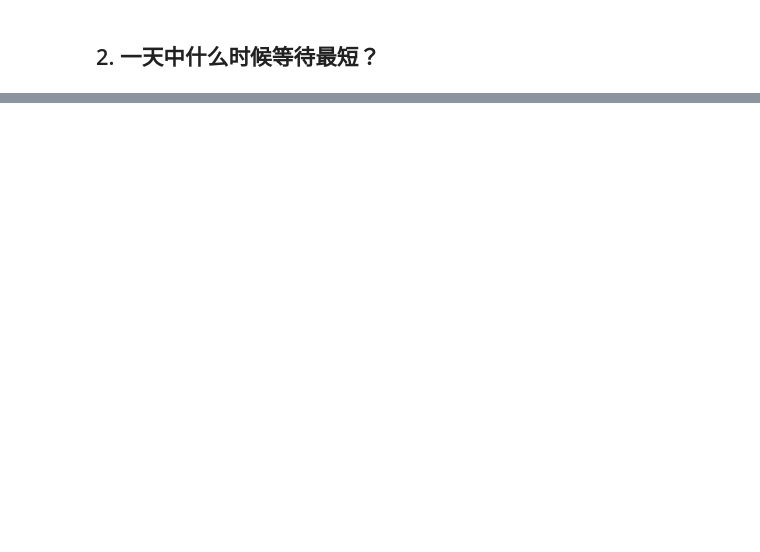
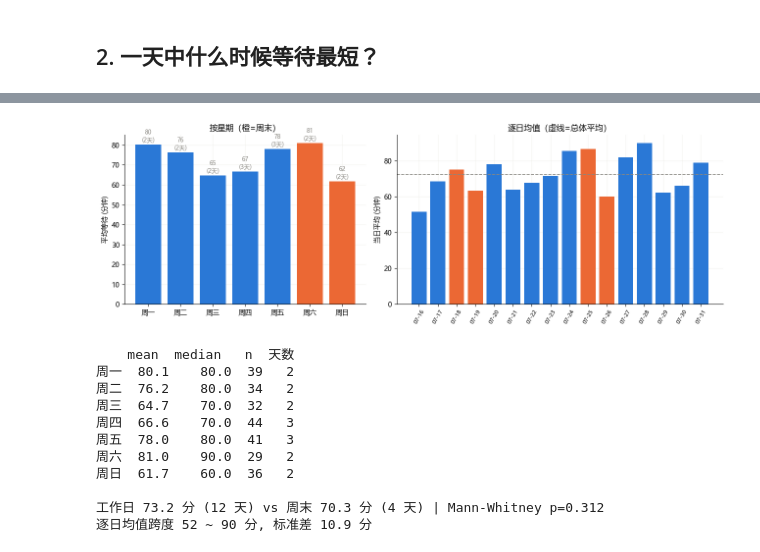
Before and after one commit to huiminli1998/uss-wait-times, a Jupyter notebook: analysis/analysis.ipynb, the cells around one changed output, grey strips where cells are left out. Saved outputs shown, nothing was run; the diff lists cells and outputs as text; code cells hidden in the pictures; blank space fills up the shorter version.

```diff
--- a/analysis/analysis.ipynb
+++ b/analysis/analysis.ipynb
@@ -116,10 +137,0 @@ print(hourly.round(1).to_string(index=False))
-# %%
-dow = A.by_dow(df)
-fig, ax = plt.subplots(figsize=(9, 4.5))
-colors = ['#e74c3c' if n in ('周六','周日') else '#3498db' for n in dow['星期']]
-ax.bar(dow['星期'], dow['mean'], color=colors)
-for i,(m,n) in enumerate(zip(dow['mean'], dow['count'])): ax.text(i, m+1, f'{m:.0f}\n(n={n})', ha='center', fontsize=9)
-ax.set_ylabel('平均等待 (分钟)'); ax.set_title('各星期平均等待（红=周末，仅供参考）'); ax.grid(alpha=0.3, axis='y')
-plt.tight_layout(); plt.show()
-print(dow[['星期','mean','count']].round(1).to_string(index=False))
-print(f"\n工作日 {df[~df['is_weekend']]['wait_time'].mean():.1f} 分 vs 周末 {df[df['is_weekend']]['wait_time'].mean():.1f} 分")
@@ -203,0 +231,41 @@ print(f"雨天 {r['rain_mean']} vs 非雨 {r['dry_mean']} 分")
+# %%
+NAMES = ['周一','周二','周三','周四','周五','周六','周日']
+g = df.groupby('dow').agg(mean=('wait','mean'), median=('wait','median'),
+                          n=('wait','count'), 天数=('date','nunique'))
+g.index = [NAMES[i] for i in g.index]
+
+fig, (ax1, ax2) = plt.subplots(1, 2, figsize=(13, 4.4), gridspec_kw={'width_ratios':[1,1.35]})
+cols = [C2 if n in ('周六','周日') else C1 for n in g.index]
+ax1.bar(g.index, g['mean'], color=cols)
+for i,(m,n) in enumerate(zip(g['mean'], g['天数'])):
+    ax1.text(i, m+1.5, f'{m:.0f}\n({n}天)', ha='center', fontsize=8.5, color=MUTED)
+ax1.set_ylabel('平均等待 (分钟)'); ax1.set_title('按星期（橙=周末）'); tidy(ax1)
+
+daily = df.groupby('date')['wait'].mean()
+dcol = [C2 if pd.Timestamp(d).dayofweek>=5 else C1 for d in daily.index]
+ax2.bar(range(len(daily)), daily.values, color=dcol)
+ax2.axhline(df['wait'].mean(), color=MUTED, ls='--', lw=1.2)
+ax2.set_xticks(range(len(daily)))
+ax2.set_xticklabels([f'{pd.Timestamp(d):%m-%d}' for d in daily.index], rotation=60, fontsize=8)
+ax2.set_ylabel('当日平均 (分钟)'); ax2.set_title('逐日均值（虚线=总体平均）'); tidy(ax2)
+plt.tight_layout(); plt.show()
+
+print(g.round(1).to_string())
+wk, we_ = df[~df['is_weekend']]['wait'], df[df['is_weekend']]['wait']
+p = stats.mannwhitneyu(wk, we_).pvalue
+print(f'\n工作日 {wk.mean():.1f} 分 ({df[~df.is_weekend].date.nunique()} 天) vs '
+      f'周末 {we_.mean():.1f} 分 ({df[df.is_weekend].date.nunique()} 天) | Mann-Whitney p={p:.3f}')
+print(f'逐日均值跨度 {daily.min():.0f} ~ {daily.max():.0f} 分, 标准差 {daily.std():.1f} 分')
+# %% [output]
+[figure, added]
+    mean  median   n  天数
+周一  80.1    80.0  39   2
+周二  76.2    80.0  34   2
+周三  64.7    70.0  32   2
+周四  66.6    70.0  44   3
+周五  78.0    80.0  41   3
+周六  81.0    90.0  29   2
+周日  61.7    60.0  36   2
+
+工作日 73.2 分 (12 天) vs 周末 70.3 分 (4 天) | Mann-Whitney p=0.312
+逐日均值跨度 52 ~ 90 分, 标准差 10.9 分
```
Also changed, not shown: parts of 38 cells of this notebook.
